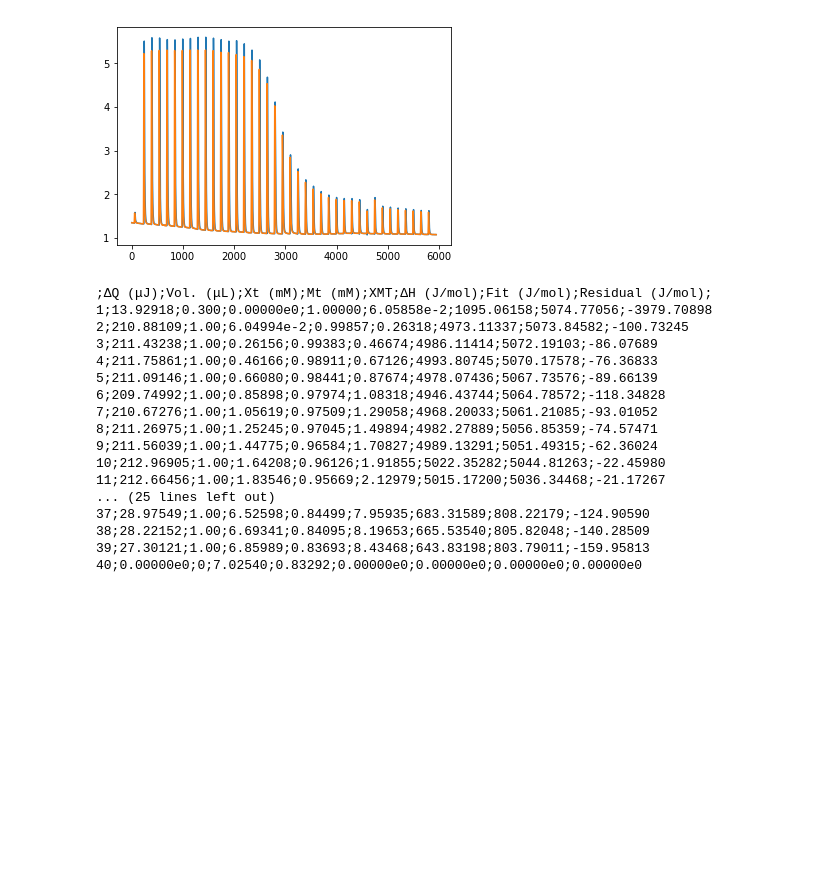
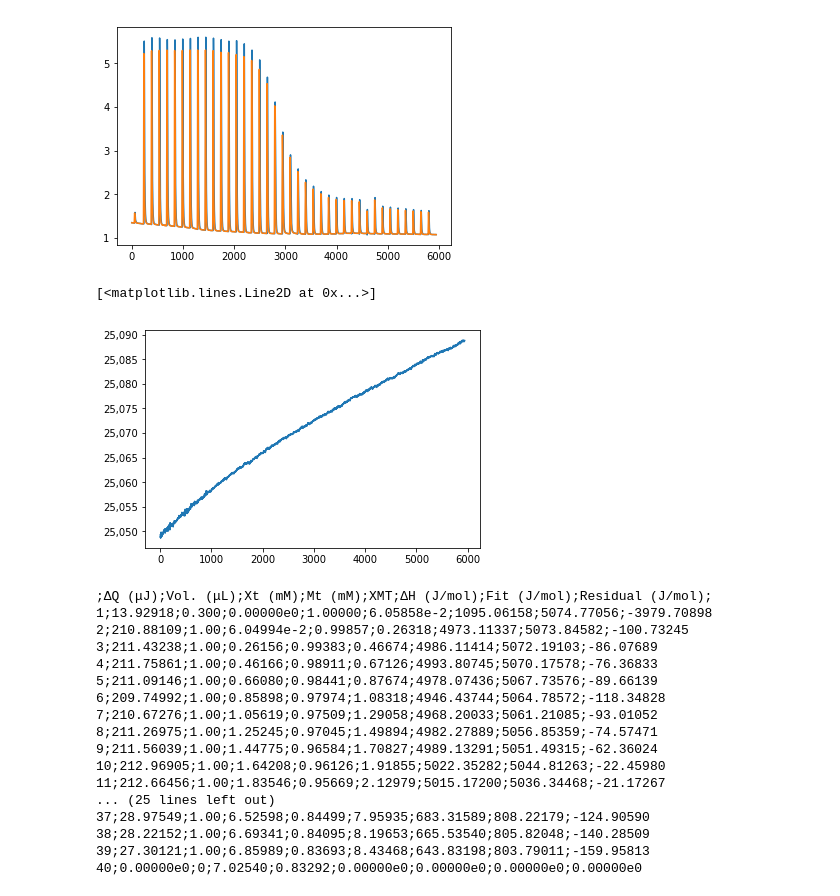
Before and after one commit to KarlClinckspoor/Tese, a Jupyter notebook: imagens/notebooks/ITC.ipynb, the cells around one changed output. Saved outputs shown, nothing was run; the diff lists cells and outputs as text; code cells hidden in the pictures; blank space fills up the shorter version.

```diff
--- a/imagens/notebooks/ITC.ipynb
+++ b/imagens/notebooks/ITC.ipynb
@@ -64,6 +64,11 @@ plt.plot('t', 'un3', data=raw)
 # %% [output]
 [<matplotlib.lines.Line2D at 0x...>]
 [figure]
+# %%
+plt.plot('t', 'T', data=raw)
+# %% [output]
+[<matplotlib.lines.Line2D at 0x...>]
+[figure, added]
 # %%
 inj_table_raw = open('./dados experimentais/ITC_TTAB tabela inj.csv', encoding='utf8').read()
 inj_table_raw = inj_table_raw.replace('","', ';')
```
Also changed, not shown: 4 other files.
